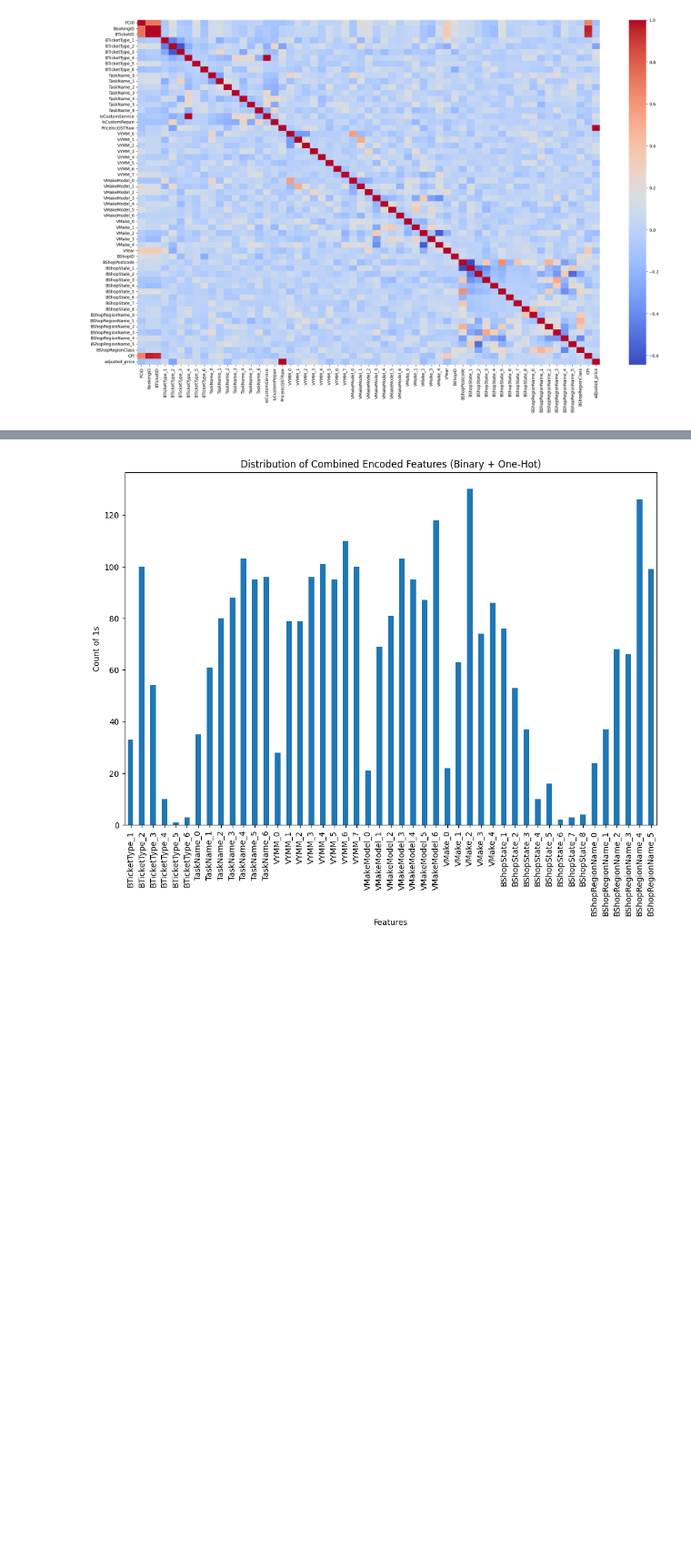
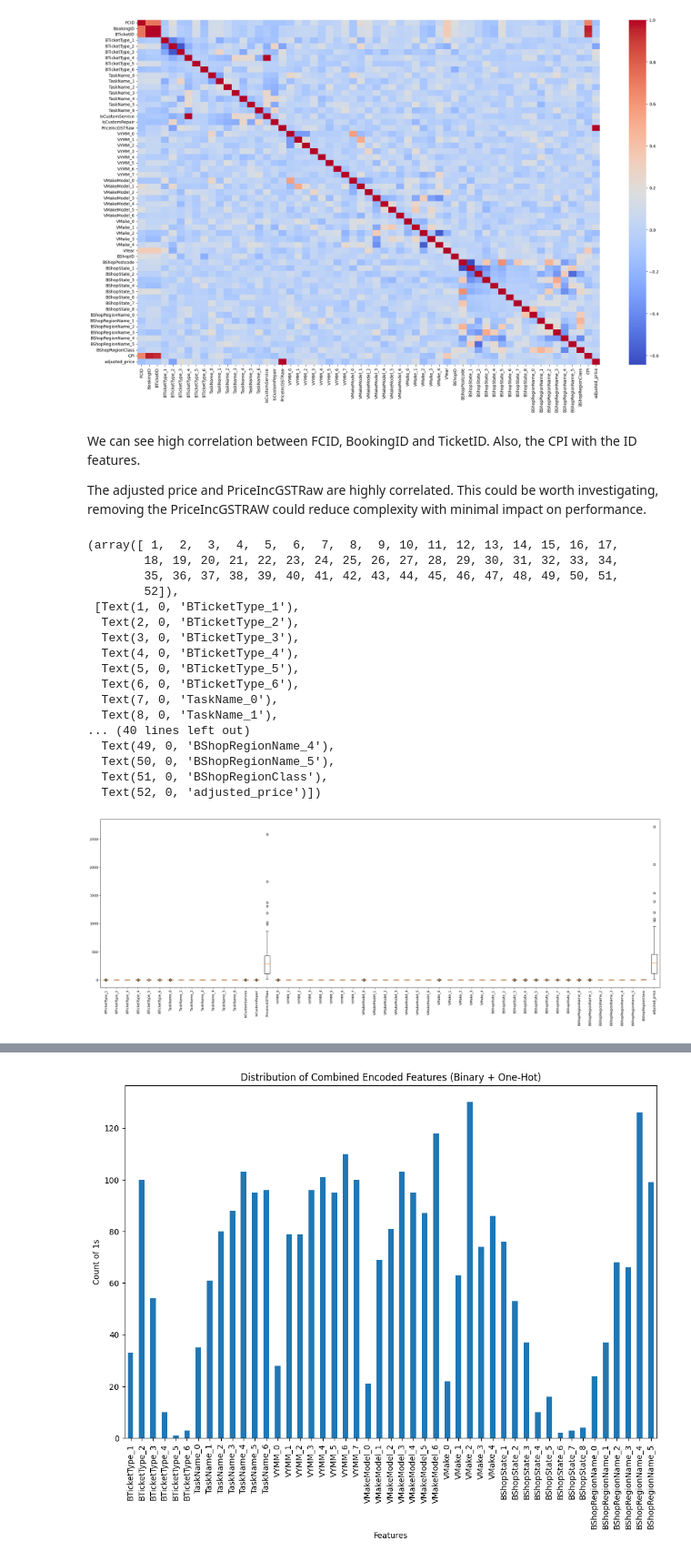
Before and after one commit to tdela12/CAPSTONE_T316, a Jupyter notebook: Preliminary Models/preprocessing.ipynb, the cells around one changed output, grey strips where cells are left out. Shown at 91% size. Drawn from its saved outputs; the diff is of its cells as text; code cells hidden in the pictures; blank space fills up the shorter version.

Commit message:
Visualised the distributions of features and applied scaling to the price features.

```diff
--- a/Preliminary Models/preprocessing.ipynb
+++ b/Preliminary Models/preprocessing.ipynb
@@ -263,3 +265,38 @@ sns.heatmap(ex, annot=False, fmt=".2f", cmap="coolwarm")
 plt.show()
 # %% [output]
 [figure]
+# %% [markdown]
+We can see high correlation between FCID, BookingID and TicketID. Also, the CPI with the ID features.
+
+The adjusted price and PriceIncGSTRaw are highly correlated. This could be worth investigating, removing the PriceIncGSTRAW could reduce complexity with minimal impact on performance.
+# %%
+fig = plt.figure(figsize=[30, 20])
+ax = fig.add_subplot(2, 1, 1)
+
+# Exclude columns with unique types
+# Also exclude ID cols as they should not be standardised
+numerical_cols = Encoded_train_X.loc[:, ~Encoded_train_X.columns.isin([
+    'BCreatedDateAEST', 'Quarter', 'BookingID', 'BTicketID', 'FCID', 'BShopID', 'BShopPostcode', 'VYear', 'CPI'
+])]
+
+ax.boxplot(numerical_cols.values, labels=numerical_cols.columns, vert=True)
+plt.xticks(rotation=90)
+# %% [output]
+(array([ 1,  2,  3,  4,  5,  6,  7,  8,  9, 10, 11, 12, 13, 14, 15, 16, 17,
+        18, 19, 20, 21, 22, 23, 24, 25, 26, 27, 28, 29, 30, 31, 32, 33, 34,
+        35, 36, 37, 38, 39, 40, 41, 42, 43, 44, 45, 46, 47, 48, 49, 50, 51,
+        52]),
+ [Text(1, 0, 'BTicketType_1'),
+  Text(2, 0, 'BTicketType_2'),
+  Text(3, 0, 'BTicketType_3'),
+  Text(4, 0, 'BTicketType_4'),
+  Text(5, 0, 'BTicketType_5'),
+  Text(6, 0, 'BTicketType_6'),
+  Text(7, 0, 'TaskName_0'),
+  Text(8, 0, 'TaskName_1'),
+... (40 lines left out)
+  Text(49, 0, 'BShopRegionName_4'),
+  Text(50, 0, 'BShopRegionName_5'),
+  Text(51, 0, 'BShopRegionClass'),
+  Text(52, 0, 'adjusted_price')])
+[figure, added]
```
Also changed, not shown: parts of 5 cells of this notebook.
